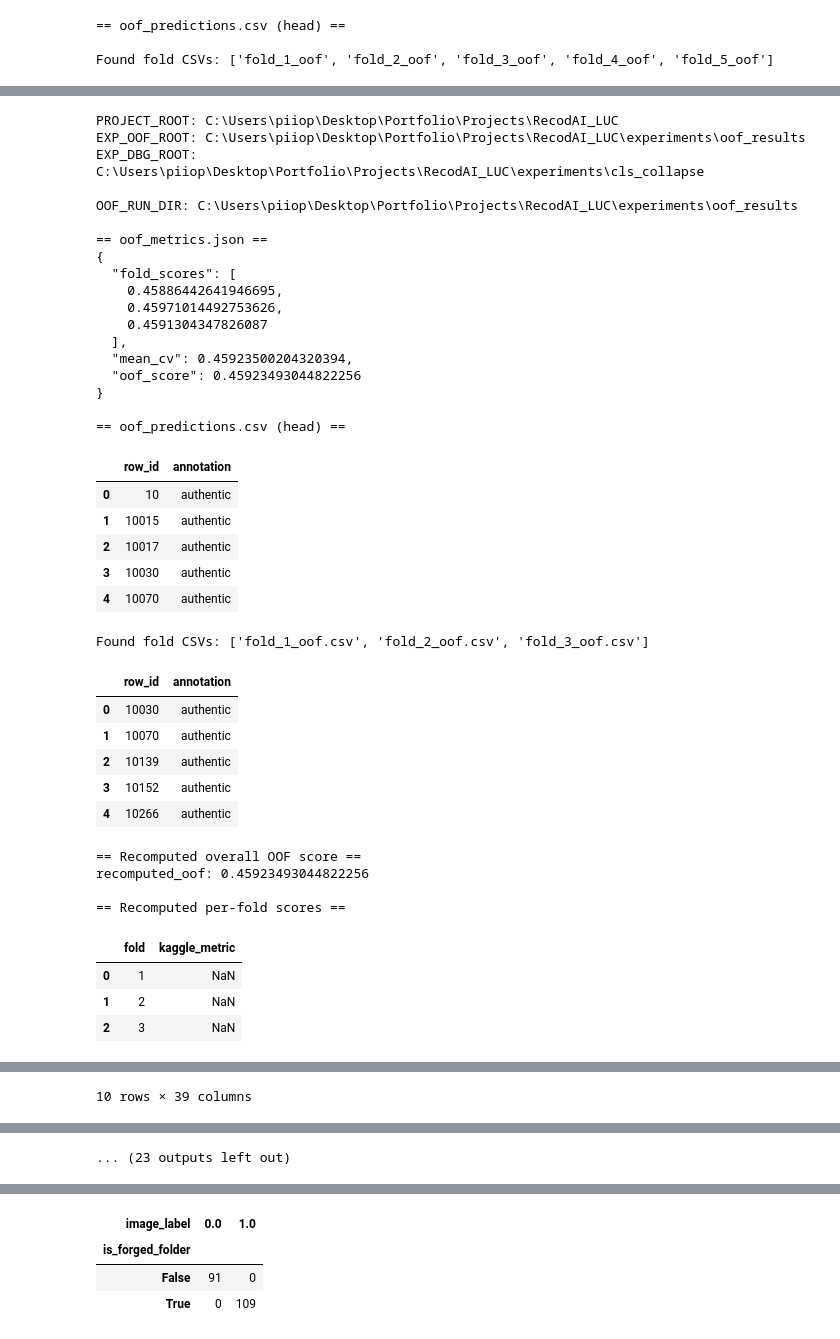
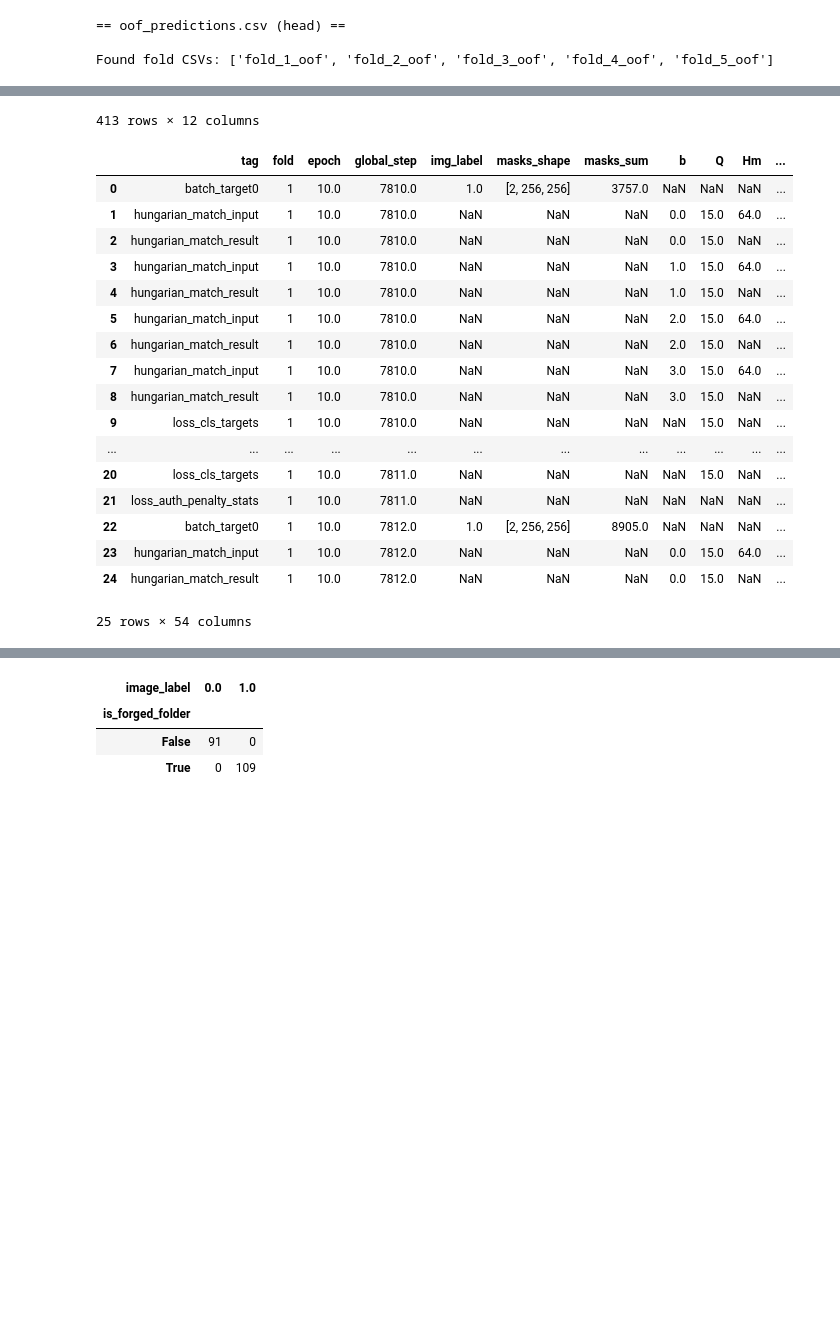
Before and after one commit to piiop/RecodAI_LUC, a Jupyter notebook: notebooks/cv_analysis.ipynb, the cells around one changed output, grey strips where cells are left out. Cells and saved outputs as stored; diff of their text form; code cells hidden in the pictures; blank space fills up the shorter version.

```diff
--- a/notebooks/cv_analysis.ipynb
+++ b/notebooks/cv_analysis.ipynb
@@ -44,7 +44,9 @@ CLS_THRESHOLD_PATH = (
 DEVICE = torch.device("cuda" if torch.cuda.is_available() else "cpu")
 CFG_PATH = PROJECT_ROOT / "config" / "base.yaml"
 
-DBG_ROOT = PROJECT_ROOT / "experiments" / "cls_collapse"
+CLPSE_ROOT = PROJECT_ROOT / "experiments" / "cls_collapse"
+
+SAMPLEDUMP_ROOT = PROJECT_ROOT / "experiments" / "oof_results"
 # %% [markdown]
 ### OOF CV results
 # %%
@@ -479,18 +364,13 @@ for (fnum, rel), df in sorted(collapse_tables.items(), key=lambda x: (x[0][0], x
 # %%
+# Convenience: key summaries across ALL loaded debug tables
 
-
-
-
-# -------------------------
-# 5) Convenience: key summaries across ALL loaded debug tables (no assumptions on filenames)
-# -------------------------
 def concat_tables(name_contains: str):
     dfs = []
-    for (fold, fname), df in all_debug_tables.items():
-        if name_contains.lower() in fname.lower():
+    for (fold, rel), df in collapse_tables.items():
+        if name_contains.lower() in rel.lower():
             d = df.copy()
             d["fold"] = fold
-            d["_source"] = fname
+            d["_source"] = rel
             dfs.append(d)
     return pd.concat(dfs, ignore_index=True) if dfs else pd.DataFrame()
 
@@ -499,14 +379,11 @@ epoch_summary = concat_tables("epoch")
 debug_events = concat_tables("debug")
 
 if len(step_losses):
-    print("\n== step losses (describe) ==")
     display(step_losses.describe(include="all"))
 
 if len(epoch_summary):
-    print("\n== epoch summary ==")
     display(epoch_summary)
 
 if len(debug_events):
-    print("\n== debug events (sample) ==")
     display(debug_events.head(25))
 # %% [output]
@@ -513,39 +414,19 @@ if len(debug_events):
-PROJECT_ROOT: C:\Users\piiop\Desktop\Portfolio\Projects\RecodAI_LUC
-EXP_OOF_ROOT: C:\Users\piiop\Desktop\Portfolio\Projects\RecodAI_LUC\experiments\oof_results
-EXP_DBG_ROOT: C:\Users\piiop\Desktop\Portfolio\Projects\RecodAI_LUC\experiments\cls_collapse
-
-OOF_RUN_DIR: C:\Users\piiop\Desktop\Portfolio\Projects\RecodAI_LUC\experiments\oof_results
-
-== oof_metrics.json ==
-{
-  "fold_scores": [
-    0.45886442641946695,
-    0.45971014492753626,
-    0.4591304347826087
-  ],
-  "mean_cv": 0.45923500204320394,
-  "oof_score": 0.45923493044822256
-}
-
-== oof_predictions.csv (head) ==
+413 rows × 12 columns
-|  | row_id | annotation |
-| 0 | 10 | authentic |
-| 1 | 10015 | authentic |
-| 2 | 10017 | authentic |
-| 3 | 10030 | authentic |
-| 4 | 10070 | authentic |
+|  | tag | fold | epoch | global_step | img_label | masks_shape | masks_sum | b | Q | Hm | ... |
+| 0 | batch_target0 | 1 | 10.0 | 7810.0 | 1.0 | [2, 256, 256] | 3757.0 | NaN | NaN | NaN | ... |
+| 1 | hungarian_match_input | 1 | 10.0 | 7810.0 | NaN | NaN | NaN | 0.0 | 15.0 | 64.0 | ... |
+| 2 | hungarian_match_result | 1 | 10.0 | 7810.0 | NaN | NaN | NaN | 0.0 | 15.0 | NaN | ... |
+| 3 | hungarian_match_input | 1 | 10.0 | 7810.0 | NaN | NaN | NaN | 1.0 | 15.0 | 64.0 | ... |
+| 4 | hungarian_match_result | 1 | 10.0 | 7810.0 | NaN | NaN | NaN | 1.0 | 15.0 | NaN | ... |
+| 5 | hungarian_match_input | 1 | 10.0 | 7810.0 | NaN | NaN | NaN | 2.0 | 15.0 | 64.0 | ... |
+| 6 | hungarian_match_result | 1 | 10.0 | 7810.0 | NaN | NaN | NaN | 2.0 | 15.0 | NaN | ... |
+| 7 | hungarian_match_input | 1 | 10.0 | 7810.0 | NaN | NaN | NaN | 3.0 | 15.0 | 64.0 | ... |
+| 8 | hungarian_match_result | 1 | 10.0 | 7810.0 | NaN | NaN | NaN | 3.0 | 15.0 | NaN | ... |
+| 9 | loss_cls_targets | 1 | 10.0 | 7810.0 | NaN | NaN | NaN | NaN | 15.0 | NaN | ... |
+| ... | ... | ... | ... | ... | ... | ... | ... | ... | ... | ... | ... |
+| 20 | loss_cls_targets | 1 | 10.0 | 7811.0 | NaN | NaN | NaN | NaN | 15.0 | NaN | ... |
+| 21 | loss_auth_penalty_stats | 1 | 10.0 | 7811.0 | NaN | NaN | NaN | NaN | NaN | NaN | ... |
+| 22 | batch_target0 | 1 | 10.0 | 7812.0 | 1.0 | [2, 256, 256] | 8905.0 | NaN | NaN | NaN | ... |
+| 23 | hungarian_match_input | 1 | 10.0 | 7812.0 | NaN | NaN | NaN | 0.0 | 15.0 | 64.0 | ... |
+| 24 | hungarian_match_result | 1 | 10.0 | 7812.0 | NaN | NaN | NaN | 0.0 | 15.0 | NaN | ... |
-Found fold CSVs: ['fold_1_oof.csv', 'fold_2_oof.csv', 'fold_3_oof.csv']
+25 rows × 54 columns
-|  | row_id | annotation |
-| 0 | 10030 | authentic |
-| 1 | 10070 | authentic |
-| 2 | 10139 | authentic |
-| 3 | 10152 | authentic |
-| 4 | 10266 | authentic |
-== Recomputed overall OOF score ==
-recomputed_oof: 0.45923493044822256
-
-== Recomputed per-fold scores ==
-|  | fold | kaggle_metric |
-| 0 | 1 | NaN |
-| 1 | 2 | NaN |
-| 2 | 3 | NaN |
@@ -580 +432,0 @@ shape: (625807, 39) cols: ['tag', 'fold', 'epoch', 'global_step', 'img_label', '
-10 rows × 39 columns
@@ -596 +432,0 @@ shape: (86300, 12) cols: ['fold', 'epoch', 'global_step', 'lr', 'loss_mask_bce',
-... (23 outputs left out)
```
Also changed, not shown: parts of 12 cells of this notebook, 2 other files.
